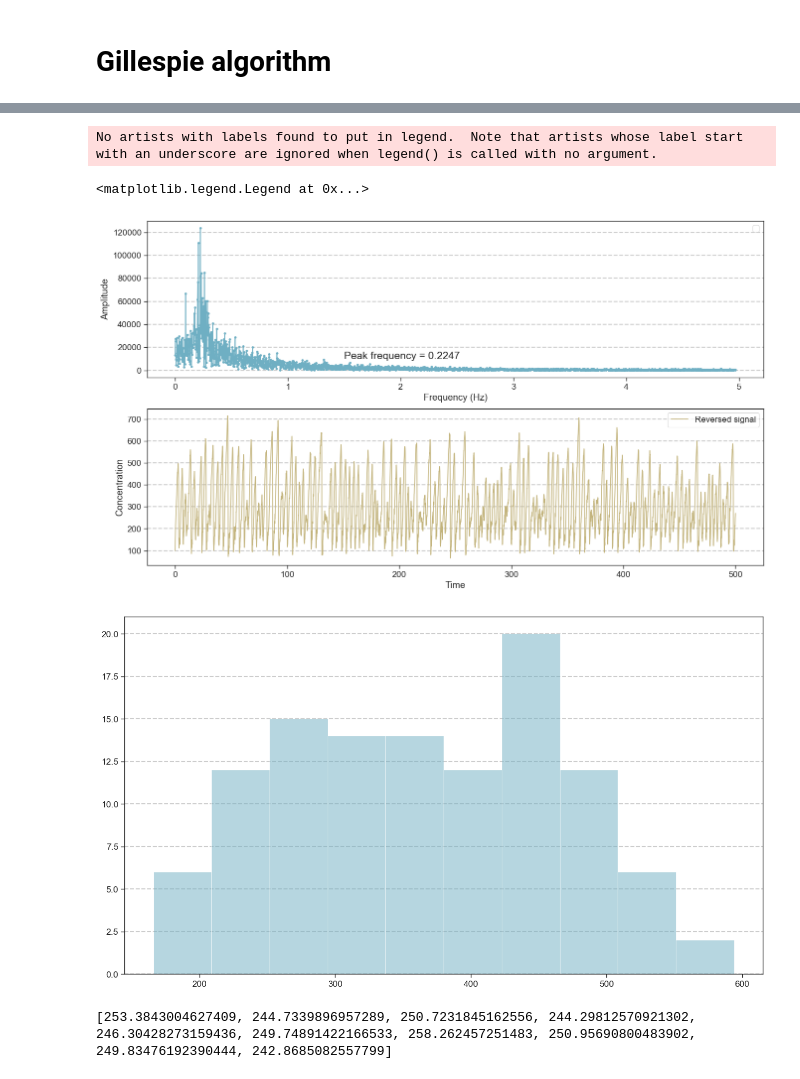
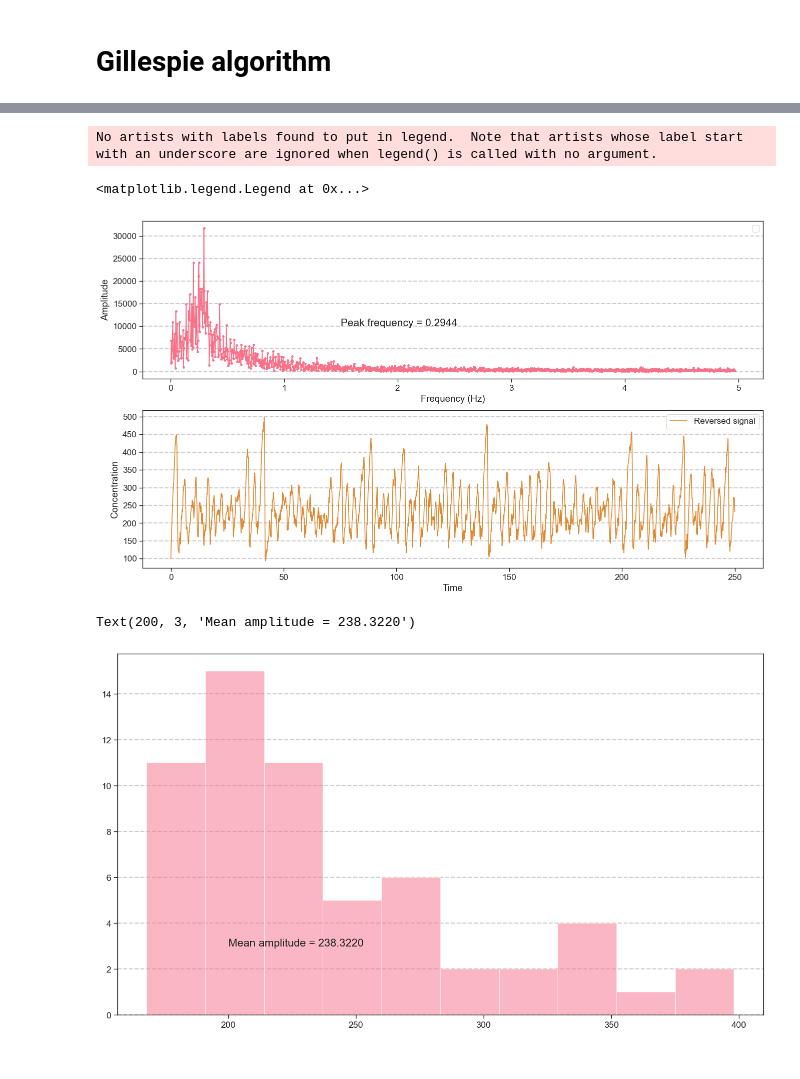
Before and after one commit to nielsdavidsen/PUK_2024, a Jupyter notebook: puk_start.ipynb, the cells around one changed output, grey strips where cells are left out. Cells and saved outputs as stored; diff of their text form; code cells hidden in the pictures.

```diff
--- a/puk_start.ipynb
+++ b/puk_start.ipynb
@@ -11,8 +11,8 @@ sns.set()
 sns.set_context("paper", font_scale=1.4)
 sns.set_style("ticks")
 
-colors = sns.color_palette('deep', 10, desat = 0.8)
-colors = colors[::-1]
+colors = sns.color_palette('husl', 10, desat = 1)
+#colors = colors[::-1]
 colors.pop(2)
 
 sns.set_palette(colors)
@@ -325,7 +325,7 @@ ____
 # %% [markdown]
 # Gillespie algorithm
 # %%
-@numba.njit
+@numba.njit(fastmath=True)
 def gillespie(x, y, t_max, b_place=b, V=100):
 
     t = 0
@@ -383,17 +383,17 @@ def gillespie(x, y, t_max, b_place=b, V=100):
         #x_list.append(x)
         #y_list.append(y)
 
-    return t_list, x_list, y_list
+    return np.array(t_list), np.array(x_list), np.array(y_list)
 # %%
 # Gillespie simulation initialization
 vol = 100
 x = 100
 y = 100
-t_max = 500
+t_max = 250
 
 # Setting parameters
 a = 2
-b = 5.2
+b = 4.5
 c = 1
 d = 1
 
@@ -437,6 +437,6 @@ for i in range(len(ax)):
 # %%
 
-@numba.njit
+@numba.njit(fastmath=True)
 def peak_find(t_list, y_list, neigh=10):
     t_peak = []
     peaks = []
@@ -459,7 +459,7 @@ def peak_find(t_list, y_list, neigh=10):
     return np.array(peaks), np.array(t_peak)
 
 
-@numba.njit
+@numba.njit(fastmath=True)
 def valley_find(t_list, y_list, neigh=10):
     t_valley = []
     valleys = []
@@ -482,20 +482,21 @@ def valley_find(t_list, y_list, neigh=10):
     return np.array(valleys), np.array(t_valley)
 
 
-@numba.njit
+@numba.njit(fastmath=True)
 def amp_match(t_peak, y_peak, t_valley, y_valley):
     amp = []
     for i in range(len(t_peak)):
         bigr = t_peak[i] > t_valley
         match = np.where(bigr == True)[0][0]
         amp.append((y_peak[i] - y_valley[match]))
-    return amp
+    return np.array(amp)
 
 
+@numba.njit(fastmath=True)
 def easy_fourier(t_list, y_list):
-    n = np.arange(0, t_list[-1], 0.1)
-    t_list = t_list - n
-    sr = np.mean(dt_list+0.1)
+    array = np.array([0.1 * i for i in range(len(t_list))])
+    dt_ty =  t_list - array
+    sr = np.mean(dt_ty) + 0.1
 
     y_fft = np.fft.fft(y_list)
     amplitude_spectrum = np.abs(y_fft)
@@ -527,14 +528,19 @@ x_hpf = x_fft #signal.filtfilt(b, a, x_fft)
 y_hpf = y_fft #signal.filtfilt(b, a, y_fft)
 ##########################
 
+# sr = np.mean(dt_list+0.1)
+# amplitude_spectrum = np.abs(y_hpf)
+# frequencies = np.fft.fftfreq(len(y_hpf), sr)
+# freq_slice = frequencies[1:len(frequencies)//2]
+# amp_slice = amplitude_spectrum[1:len(amplitude_spectrum)//2]
+# peak_freq = freq_slice[np.argmax(amp_slice)]
 
-freq_slice, amp_slice, peak_freq = easy_fourier(t_list, y_sim)
-
+freq, amp, peak_freq = easy_fourier(t_list, y_sim)
 
 # Plot the amplitude spectrum
 
 fig, ax = plt.subplots(2,1, dpi=100)
-ax[0].plot(freq_slice, amp_slice, marker='.', ls='-')
+ax[0].plot(freq, amp, marker='.', ls='-')
 ax[0].text(1.5, 10000, f'Peak frequency = {peak_freq:.4f}', fontsize=15)
 ax[0].set_xlabel('Frequency (Hz)')
 ax[0].set_ylabel('Amplitude')
@@ -550,22 +556,25 @@ ax[1].legend()
 # %% [output]
 No artists with labels found to put in legend.  Note that artists whose label start with an underscore are ignored when legend() is called with no argument.
 <matplotlib.legend.Legend at 0x...>
-[figure, old version]
+[figure, new version]
 # %%
 y_peaks, t_peaks = peak_find(t_list, y_sim, neigh=20)
 y_valleys, t_valleys = valley_find(t_list, y_sim, neigh=20)
 
 # Match peaks with valleys
 amp = amp_match(t_peaks, y_peaks, t_valleys, y_valleys)
+mean_amp = np.mean(amp)
 
 
 fig, ax = plt.subplots(1, 1, dpi=100)
 #ax.plot(t_list, y_sim, label='y')
 #ax.plot(t_peaks, y_peaks, 'ro', label='peaks')
 #ax.plot(t_valleys, y_valleys, 'go', label='valleys')
 ax.hist(amp, bins=10, alpha=0.5, label='Amplitude distribution');
+ax.text(200, 3, f'Mean amplitude = {mean_amp:.4f}', fontsize=15)
 # %% [output]
+Text(200, 3, 'Mean amplitude = 238.3220')
-[figure, old version]
+[figure, new version]
 # %%
 # Defining Gillespie simulation function
 
@@ -584,17 +594,16 @@ def gil_sim(b, vol, t_max, x, y):
 vol = 100
 x = 100
 y = 100
-b_val = np.linspace(4.5, 5.5, 10)
+b_val = np.array([4.5, 5.5])
+t_max = 250
+N = 100
 
 # Running simulation
-f_list, amp_list, mean_amp_list = [], [], []
+b_amp_mean = []
+for i in b_val:
+    mean_amp_list = []
+    for j in range(N):
+        peak_f, amps, mean_amp = gil_sim(i, vol, t_max, x, y)
+        mean_amp_list.append(mean_amp)
 
-for i in b_val:
-    peak_f, amps, mean_amp = gil_sim(i, vol, t_max, x, y)
-    f_list.append(peak_f)
-    amp_list.append(amps)
-    mean_amp_list.append(mean_amp)
-
-print(mean_amp_list)
+    b_amp_mean.append(mean_amp_list)
-# %% [output]
-[253.3843004627409, 244.7339896957289, 250.7231845162556, 244.29812570921302, 246.30428273159436, 249.74891422166533, 258.262457251483, 250.95690800483902, 249.83476192390444, 242.8685082557799]
```
Also changed, not shown: parts of 15 cells of this notebook.
